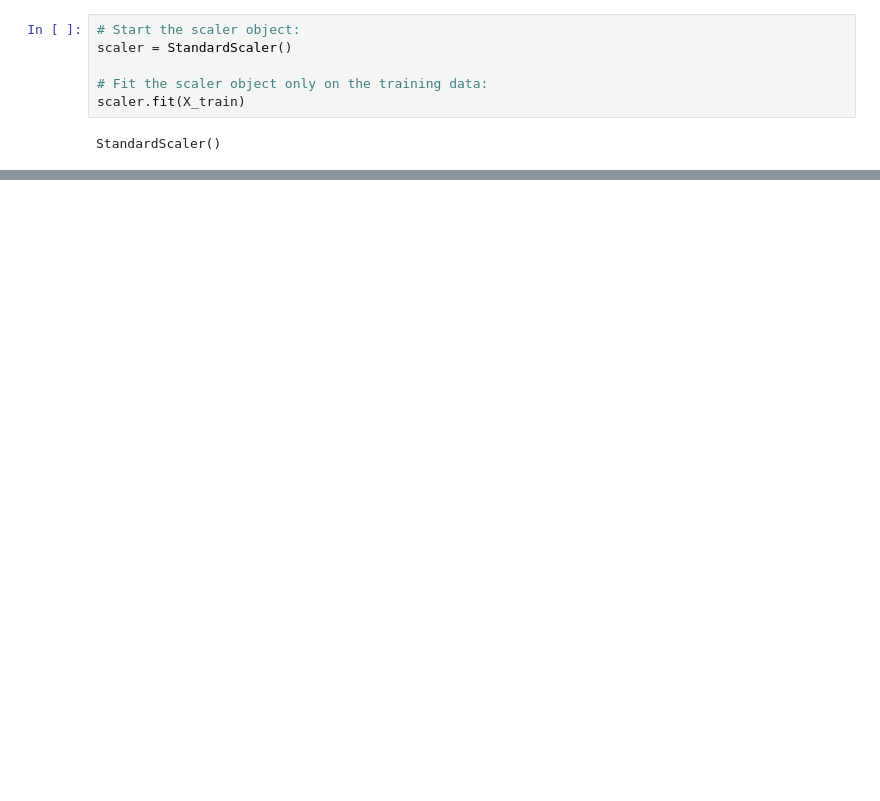
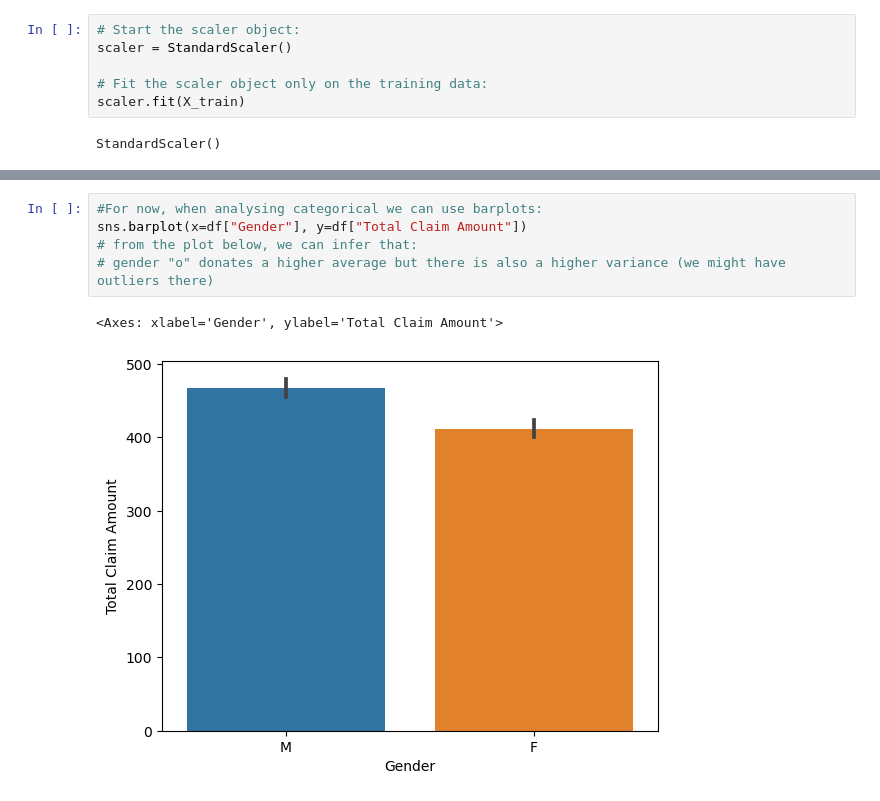
Before and after one commit to TheFriendlyTwin/lab-customer-analysis-round-2, a Jupyter notebook: Lab_Customer Analysis Round 2.ipynb, the cells around one changed output, grey strips where cells are left out. Drawn from its saved outputs; the diff is of its cells as text; blank space fills up the shorter version.

```diff
--- a/Lab_Customer Analysis Round 2.ipynb
+++ b/Lab_Customer Analysis Round 2.ipynb
@@ -1078,0 +1145,8 @@ To https://github.com/TheFriendlyTwin/lab-customer-analysis-round-2.git
+# %%
+#For now, when analysing categorical we can use barplots:
+sns.barplot(x=df["Gender"], y=df["Total Claim Amount"])
+# from the plot below, we can infer that:
+# gender "o" donates a higher average but there is also a higher variance (we might have outliers there)
+# %% [output]
+<Axes: xlabel='Gender', ylabel='Total Claim Amount'>
+[figure, added]
```
Also changed, not shown: parts of 25 cells of this notebook.
